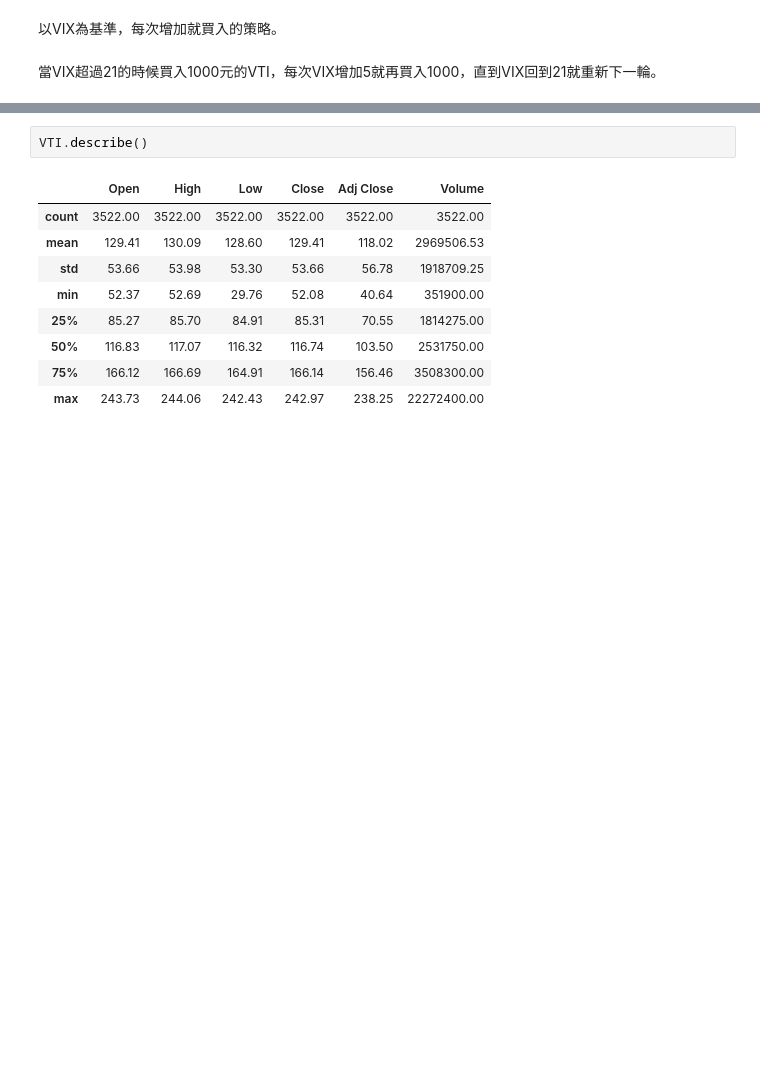
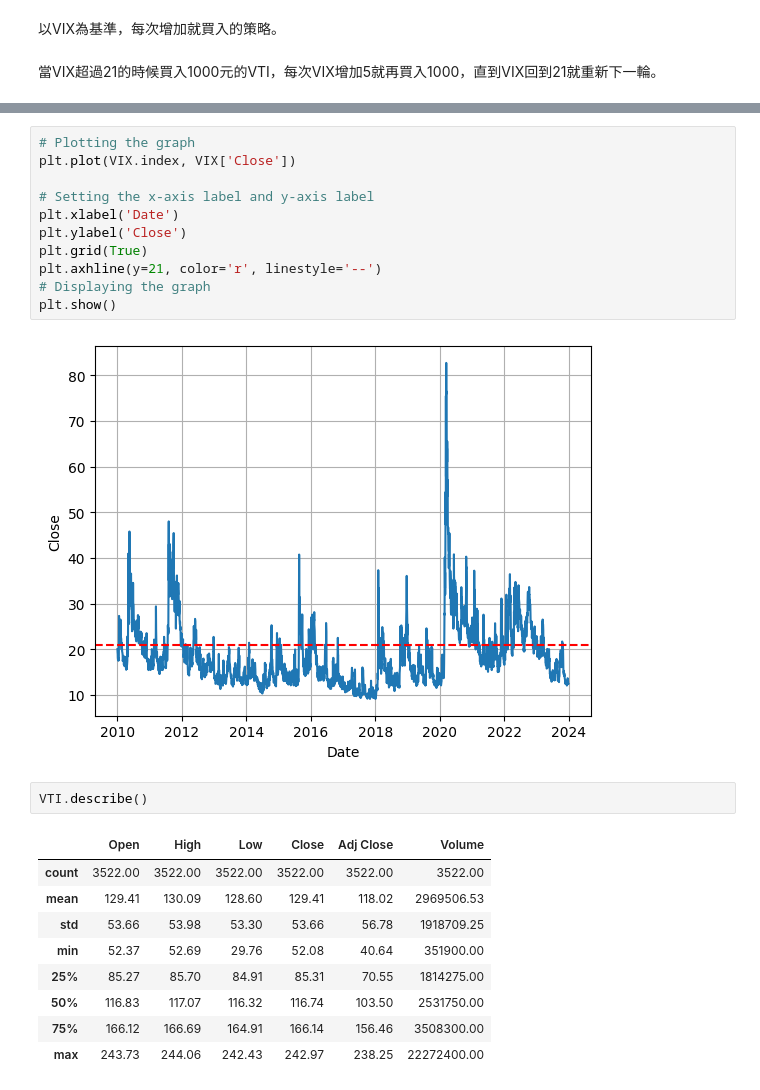
Before and after one commit to jerry860911/stock_backtest, a Jupyter notebook: us2.ipynb, the cells around one changed output, grey strips where cells are left out. Saved outputs shown, nothing was run; the diff lists cells and outputs as text; blank space fills up the shorter version.

```diff
--- a/us2.ipynb
+++ b/us2.ipynb
@@ -342,3 +378,16 @@ VIX.describe()
+# %%
+# Plotting the graph
+plt.plot(VIX.index, VIX['Close'])
+
+# Setting the x-axis label and y-axis label
+plt.xlabel('Date')
+plt.ylabel('Close')
+plt.grid(True)
+plt.axhline(y=21, color='r', linestyle='--')
+# Displaying the graph
+plt.show()
+# %% [output]
+[figure, added]
 # %%
 VTI.describe()
 # %% [output]
```
Also changed, not shown: parts of 25 cells of this notebook, 4 other files.
